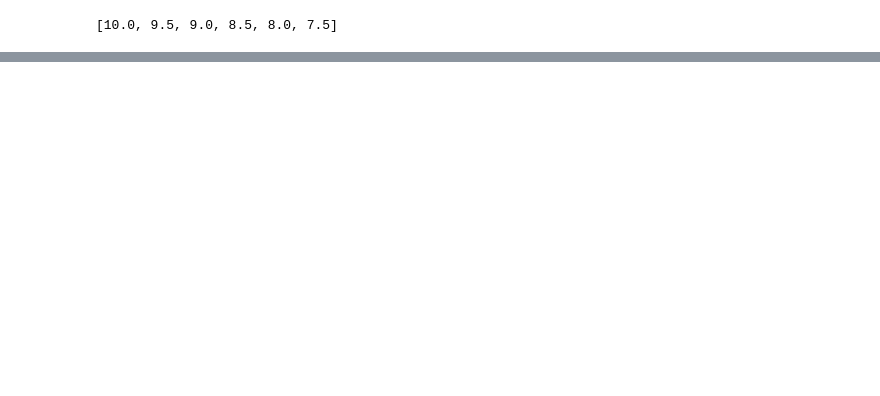
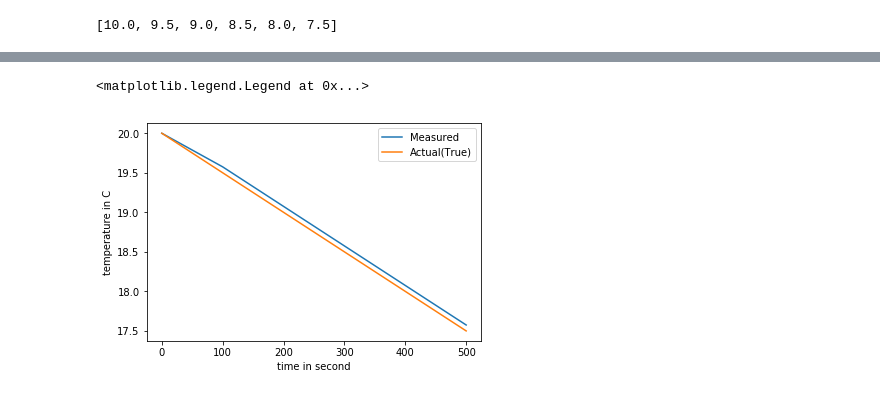
Before and after one commit to EslamAdel/Measurements-Notebooks, a Jupyter notebook: Dynamic-Char.ipynb, the cells around one changed output, grey strips where cells are left out. Saved outputs shown, nothing was run; the diff lists cells and outputs as text; code cells hidden in the pictures; blank space fills up the shorter version.

```diff
--- a/Dynamic-Char.ipynb
+++ b/Dynamic-Char.ipynb
@@ -39,0 +66,9 @@ Text(0,0.5,'error in temp')
+# %%
+plt.plot(timeInterval, result, label = 'Measured')
+plt.plot(timeInterval, actual, label = 'Actual(True)')
+plt.xlabel('time in second')
+plt.ylabel('temperature in C')
+plt.legend()
+# %% [output]
+<matplotlib.legend.Legend at 0x...>
+[figure, added]
```
Also changed, not shown: parts of 11 cells of this notebook.
